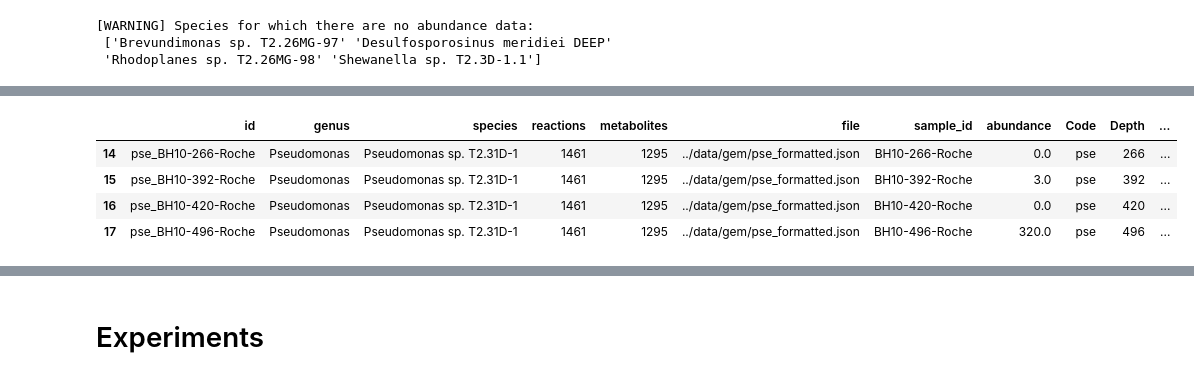
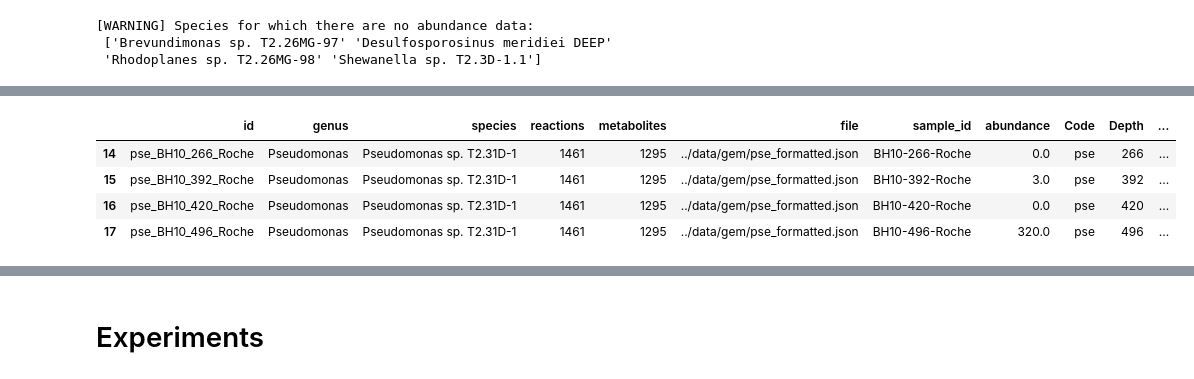
Before and after one commit to guillecg/mars-biofoundry, a Jupyter notebook: notebooks/03-MICOM.ipynb, the cells around one changed output, grey strips where cells are left out. Drawn from its saved outputs; the diff is of its cells as text; code cells hidden in the pictures.

```diff
--- a/notebooks/03-MICOM.ipynb
+++ b/notebooks/03-MICOM.ipynb
@@ -94,6 +94,9 @@ taxonomy_abundances = pd.merge(
 # Combine ID column with sample ID to avoid errors in MICOM due to ID duplicates
 taxonomy_abundances["id"] = \
     taxonomy_abundances["id"] + "_" + taxonomy_abundances["sample_id"]
+
+# Replace characters not allowed in MICOM
+taxonomy_abundances["id"] = taxonomy_abundances["id"].str.replace("-", "_")
 
 print(
     "[WARNING] Species for which there are no abundance data:\n",
@@ -131,20 +134,12 @@ save_fig(
 # %%
 # WARNING: only Pseudomonas is found in Roche samples
-roche_samples = [
-    'BH10-266-Roche',
-    'BH10-392-Roche',
-    'BH10-420-Roche',
-    'BH10-496-Roche'
+taxonomy_abundances[
+    taxonomy_abundances["sample_id"].str.contains("Roche", na=False)
 ]
-
-taxonomy_abundances_roche = taxonomy_abundances[
-    taxonomy_abundances["sample_id"].isin(roche_samples)
-].copy()
-taxonomy_abundances_roche
 # %% [output]
 |  | id | genus | species | reactions | metabolites | file | sample_id | abundance | Code | Depth | ... |
-| 14 | pse_BH10-266-Roche | Pseudomonas | Pseudomonas sp. T2.31D-1 | 1461 | 1295 | ../data/gem/pse_formatted.json | BH10-266-Roche | 0.0 | pse | 266 | ... |
-| 15 | pse_BH10-392-Roche | Pseudomonas | Pseudomonas sp. T2.31D-1 | 1461 | 1295 | ../data/gem/pse_formatted.json | BH10-392-Roche | 3.0 | pse | 392 | ... |
-| 16 | pse_BH10-420-Roche | Pseudomonas | Pseudomonas sp. T2.31D-1 | 1461 | 1295 | ../data/gem/pse_formatted.json | BH10-420-Roche | 0.0 | pse | 420 | ... |
-| 17 | pse_BH10-496-Roche | Pseudomonas | Pseudomonas sp. T2.31D-1 | 1461 | 1295 | ../data/gem/pse_formatted.json | BH10-496-Roche | 320.0 | pse | 496 | ... |
+| 14 | pse_BH10_266_Roche | Pseudomonas | Pseudomonas sp. T2.31D-1 | 1461 | 1295 | ../data/gem/pse_formatted.json | BH10-266-Roche | 0.0 | pse | 266 | ... |
+| 15 | pse_BH10_392_Roche | Pseudomonas | Pseudomonas sp. T2.31D-1 | 1461 | 1295 | ../data/gem/pse_formatted.json | BH10-392-Roche | 3.0 | pse | 392 | ... |
+| 16 | pse_BH10_420_Roche | Pseudomonas | Pseudomonas sp. T2.31D-1 | 1461 | 1295 | ../data/gem/pse_formatted.json | BH10-420-Roche | 0.0 | pse | 420 | ... |
+| 17 | pse_BH10_496_Roche | Pseudomonas | Pseudomonas sp. T2.31D-1 | 1461 | 1295 | ../data/gem/pse_formatted.json | BH10-496-Roche | 320.0 | pse | 496 | ... |
 # %%
```
Also changed, not shown: parts of 11 cells of this notebook.
